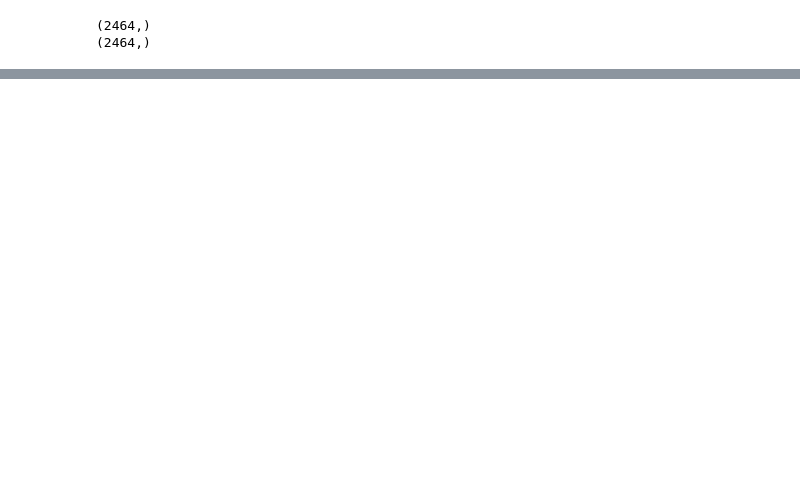
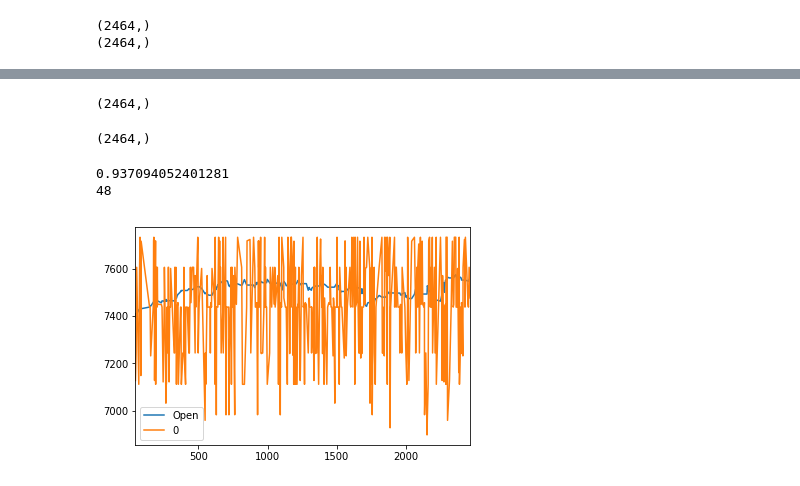
Before and after one commit to verakai/Thinkful, a Jupyter notebook: 3.1.4 Challenge Model Comparison-Copy1.ipynb, the cells around one changed output, grey strips where cells are left out. Saved outputs shown, nothing was run; the diff lists cells and outputs as text; code cells hidden in the pictures; blank space fills up the shorter version.

```diff
--- a/3.1.4 Challenge Model Comparison-Copy1.ipynb
+++ b/3.1.4 Challenge Model Comparison-Copy1.ipynb
@@ -403,0 +491,31 @@ print(y_pred.shape)
+# %%
+y_pred_best_int.shape
+# %% [output]
+(2464,)
+# %%
+test_target2.shape
+# %% [output]
+(2464,)
+# %%
+y_pred_series = pd.Series(y_pred_best)
+# %%
+test_target2_series = pd.Series(test_target2)
+# %%
+dfknn = pd.concat([test_target2_series,y_pred_series], axis=1)
+# %%
+#Best K
+params = {"n_neighbors": np.arange(1,50), "metric": ["euclidean", "cityblock"]}
+grid = GridSearchCV(estimator=knn,param_grid=params)
+grid.fit(train_data2, train_target2)
+print(grid.best_score_)
+print(grid.best_estimator_.n_neighbors)
+# %% [output]
+0.937094052401281
+48
+# %%
+dfknn2 = dfknn.dropna()
+# %%
+dfknn2.plot()
+plt.show()
+# %% [output]
+[figure, added]
```
Also changed, not shown: parts of 18 cells of this notebook.
